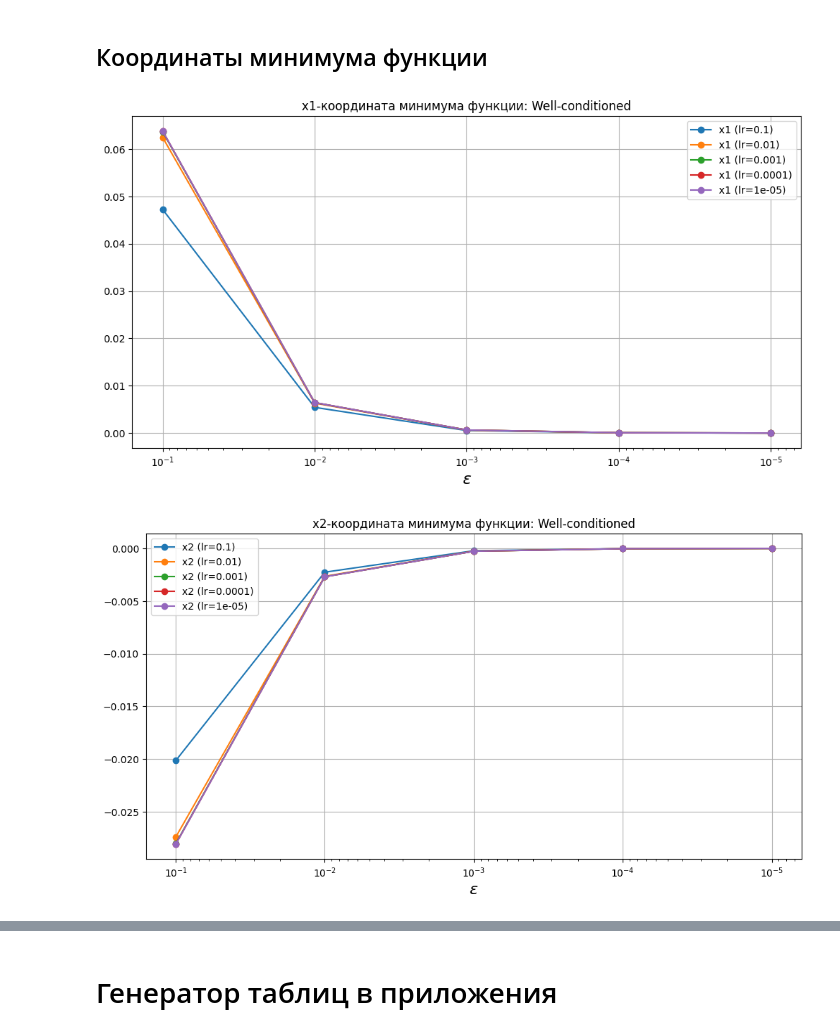
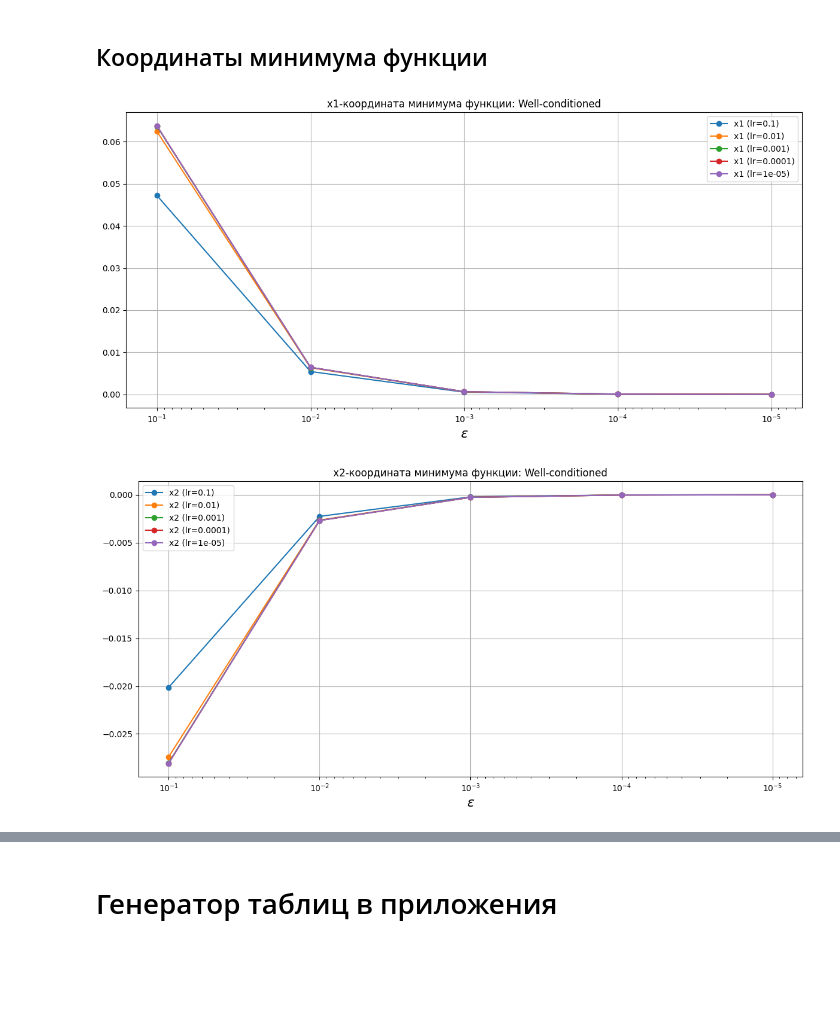
Before and after one commit to romangorbunov91/classic_grad, a Jupyter notebook: const_step_descent.ipynb, the cells around one changed output, grey strips where cells are left out. Drawn from its saved outputs; the diff is of its cells as text; code cells hidden in the pictures; blank space fills up the shorter version.

```diff
--- a/const_step_descent.ipynb
+++ b/const_step_descent.ipynb
@@ -224,20 +224,21 @@ user_markersize = 12
 # %%
 for ndx, lbl in enumerate(func_labels):
     for idx in range(2):
         plt.figure(figsize=user_figsize)
         for mdx in range(N_LR):
             plt.plot(x_optim_tbl_set[ndx]['eps'],
                     x_optim_tbl_set[ndx].iloc[:,(1+idx)+2*mdx],
                     marker='.', markersize=user_markersize,
                     label=x_optim_tbl_set[ndx].iloc[:,(1+idx)+2*mdx].name)
         plt.gca().invert_xaxis()
         plt.title('x' + str(idx+1) + '-координата минимума функции: ' + lbl)
         plt.grid()
         plt.xscale('log')
         plt.xlabel('$\epsilon$', fontsize=user_fontsize)
         plt.legend()
+        plt.tight_layout()
         plt.savefig('readme_img/const_step_descent_img/' + 'x' + str(idx+1) + '_optim_' + lbl + '.png', bbox_inches='tight')
         plt.show()
 # %% [output]
-[figure, old version]
+[figure, new version]
-[figure, old version]
+[figure, new version]
```
Also changed, not shown: parts of 2 cells of this notebook, 27 other files.
